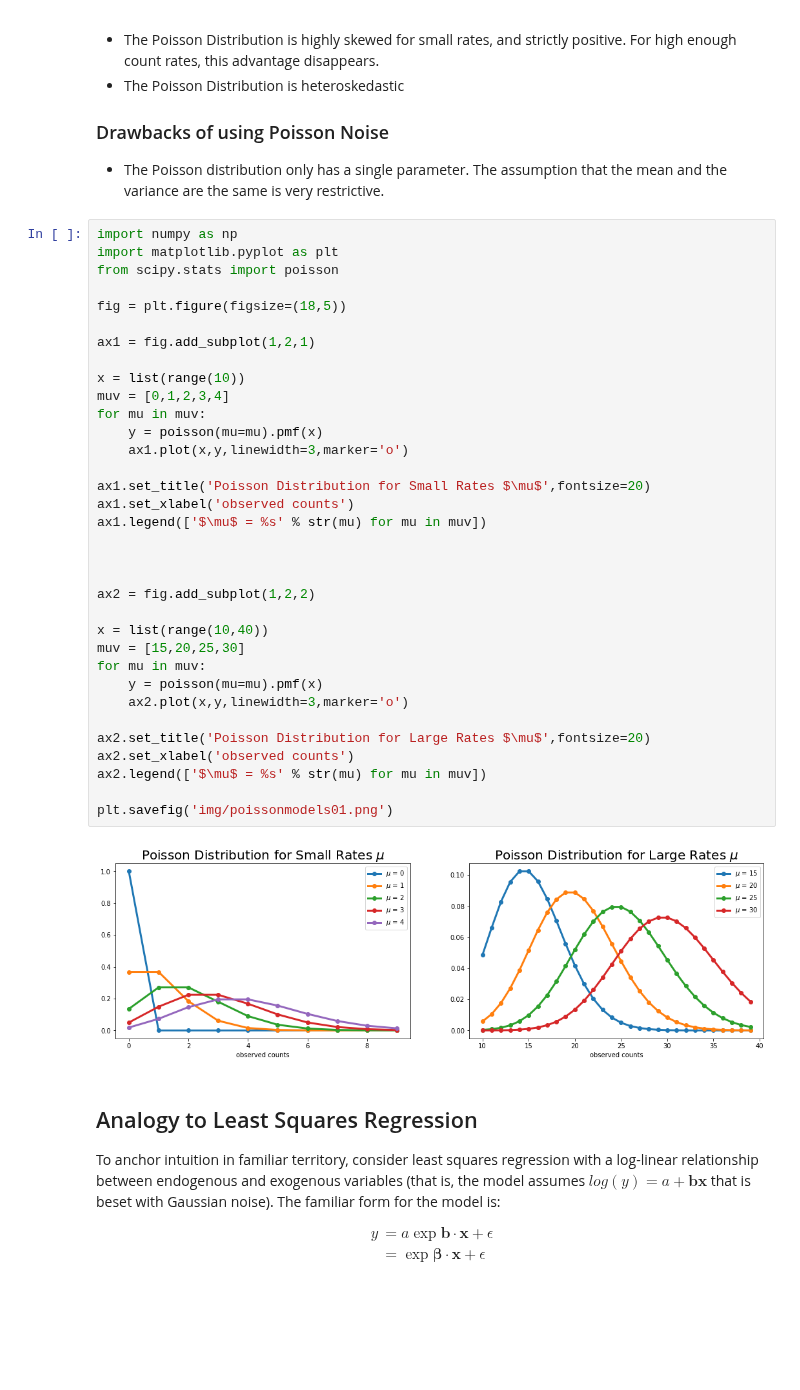
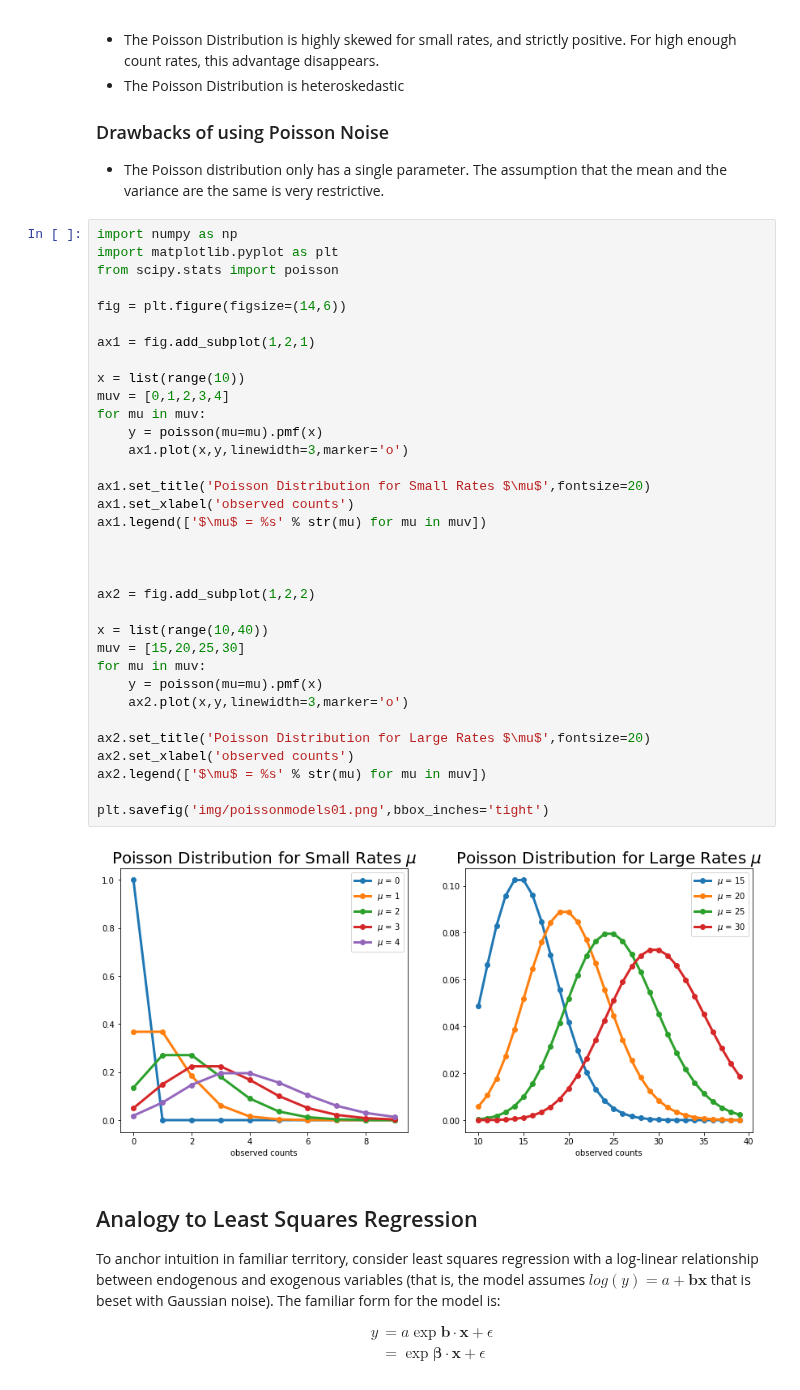
Before and after one commit to jpbm/probabilism, a Jupyter notebook: Statistics - Poisson Models.ipynb, the cells around one changed output. Drawn from its saved outputs; the diff is of its cells as text; blank space fills up the shorter version.

Commit message:
poisson regression update

```diff
--- a/Statistics - Poisson Models.ipynb
+++ b/Statistics - Poisson Models.ipynb
@@ -69,37 +69,37 @@ import numpy as np
 import matplotlib.pyplot as plt
 from scipy.stats import poisson
 
-fig = plt.figure(figsize=(18,5))
+fig = plt.figure(figsize=(14,6))
 
 ax1 = fig.add_subplot(1,2,1)
 
 x = list(range(10))
 muv = [0,1,2,3,4]
 for mu in muv:
     y = poisson(mu=mu).pmf(x)
     ax1.plot(x,y,linewidth=3,marker='o')
 
 ax1.set_title('Poisson Distribution for Small Rates $\mu$',fontsize=20)
 ax1.set_xlabel('observed counts')
 ax1.legend(['$\mu$ = %s' % str(mu) for mu in muv])
 
 
 
 ax2 = fig.add_subplot(1,2,2)
 
 x = list(range(10,40))
 muv = [15,20,25,30]
 for mu in muv:
     y = poisson(mu=mu).pmf(x)
     ax2.plot(x,y,linewidth=3,marker='o')
 
 ax2.set_title('Poisson Distribution for Large Rates $\mu$',fontsize=20)
 ax2.set_xlabel('observed counts')
 ax2.legend(['$\mu$ = %s' % str(mu) for mu in muv])
 
-plt.savefig('img/poissonmodels01.png')
+plt.savefig('img/poissonmodels01.png',bbox_inches='tight')
 # %% [output]
-[figure, old version]
+[figure, new version]
 # %% [markdown]
 ## Analogy to Least Squares Regression
 To anchor intuition in familiar territory, consider least squares regression with a log-linear relationship between endogenous and exogenous variables (that is, the model assumes $log(y)=a + \mathbf{bx}$ that is beset with Gaussian noise). The familiar form for the model is:
```
Also changed, not shown: parts of 2 cells of this notebook, 13 other files.
